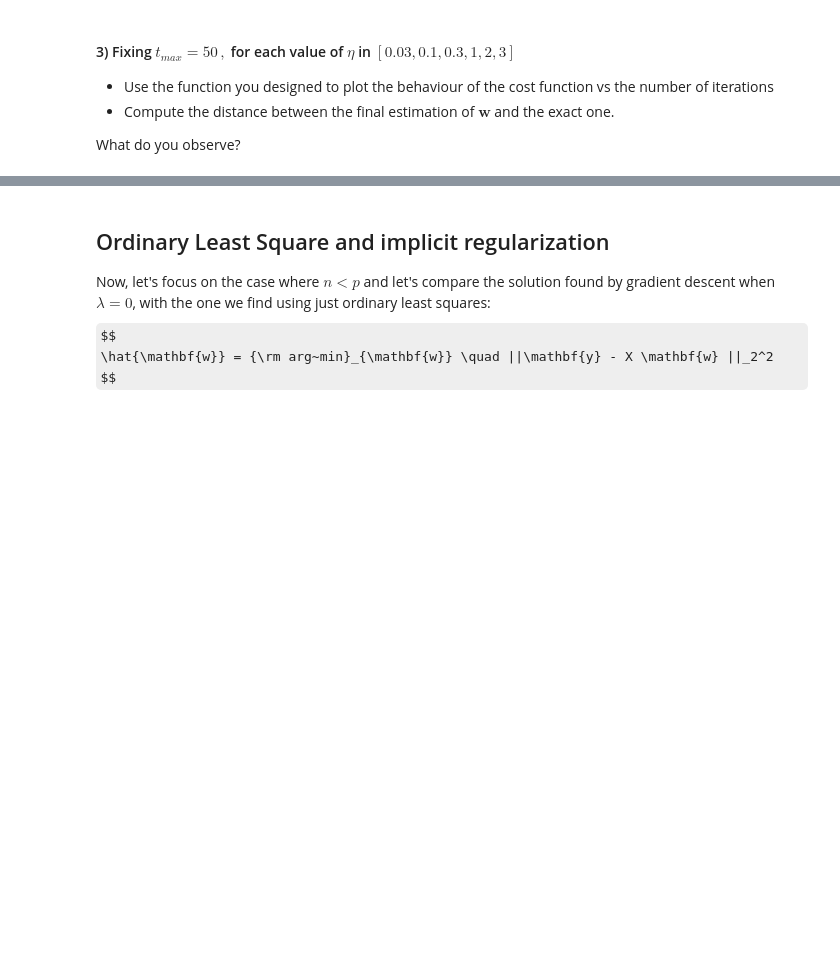
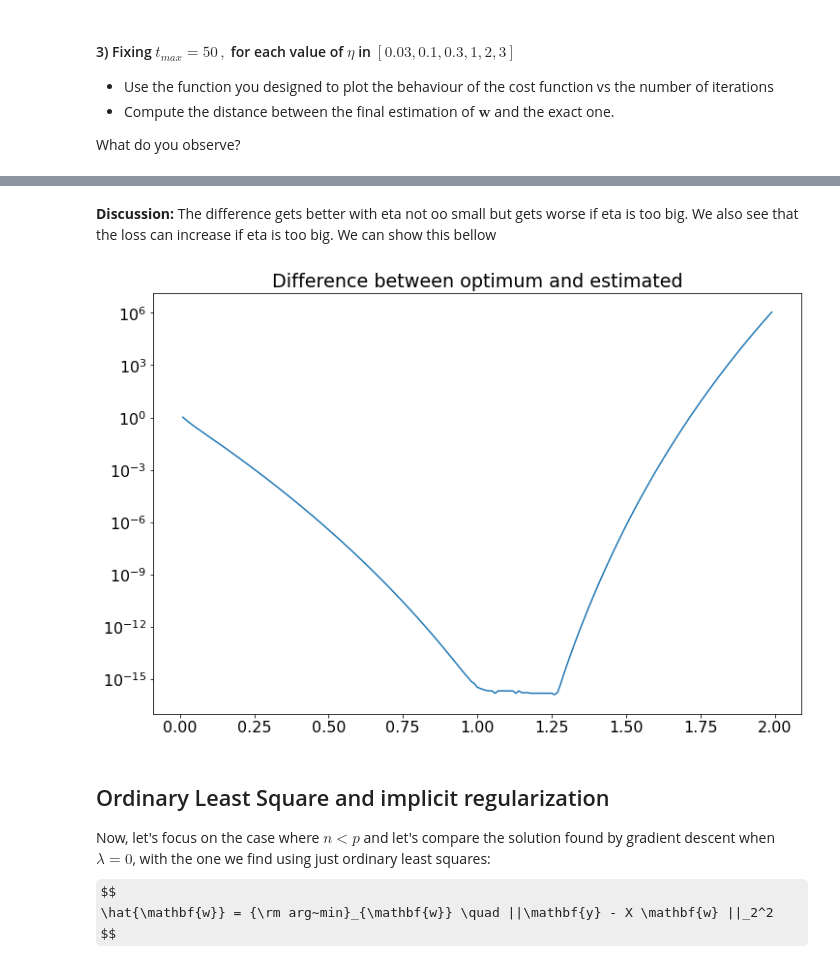
Before and after one commit to spaenleh/EE-411Labs, a Jupyter notebook: TP4_FoIL_public.ipynb, the cells around one changed output, grey strips where cells are left out. Saved outputs shown, nothing was run; the diff lists cells and outputs as text; code cells hidden in the pictures; some formulas as TeX source; blank space fills up the shorter version.

```diff
--- a/TP4_FoIL_public.ipynb
+++ b/TP4_FoIL_public.ipynb
@@ -119,3 +232,32 @@ What do you observe?
+# %% [markdown]
+**Discussion:** The difference gets better with eta not oo small but gets worse if eta is too big.
+We also see that the loss can increase if eta is too big.
+We can show this bellow
+# %%
+n = 30
+p = 3
+eta_rng = np.arange(0.01, 2, 0.01)
+t_max = 50
+
+X = np.random.randn(n,p)
+y = np.random.randn(n,1)
+w0 = np.random.rand(p,1) #Pick some random weights to start the algorithm
+
+w_ref = method_1(X, y, lamb)
+
+w_diff = []
+for eta in eta_rng:
+    w, _ = gradient_descent(X, y, w0, t_max, lamb, eta)
+    diff = norm(w-w_ref)
+    w_diff.append(diff)
+
+plt.figure(figsize=(12,8))
+plt.plot(eta_rng, w_diff)
+plt.title('Difference between optimum and estimated')
+plt.yscale('log')
+plt.show()
+# %% [output]
+[figure, added]
 # %% [markdown]
 ## Ordinary Least Square and implicit regularization
 
```
Also changed, not shown: parts of 26 cells of this notebook, 1 other file.
